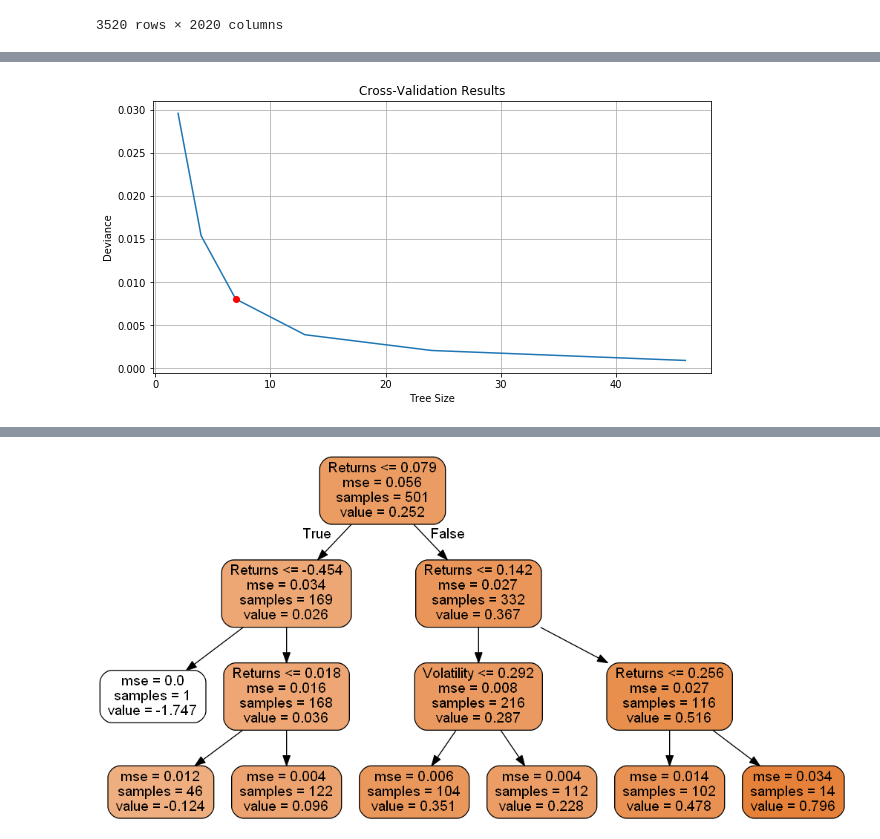
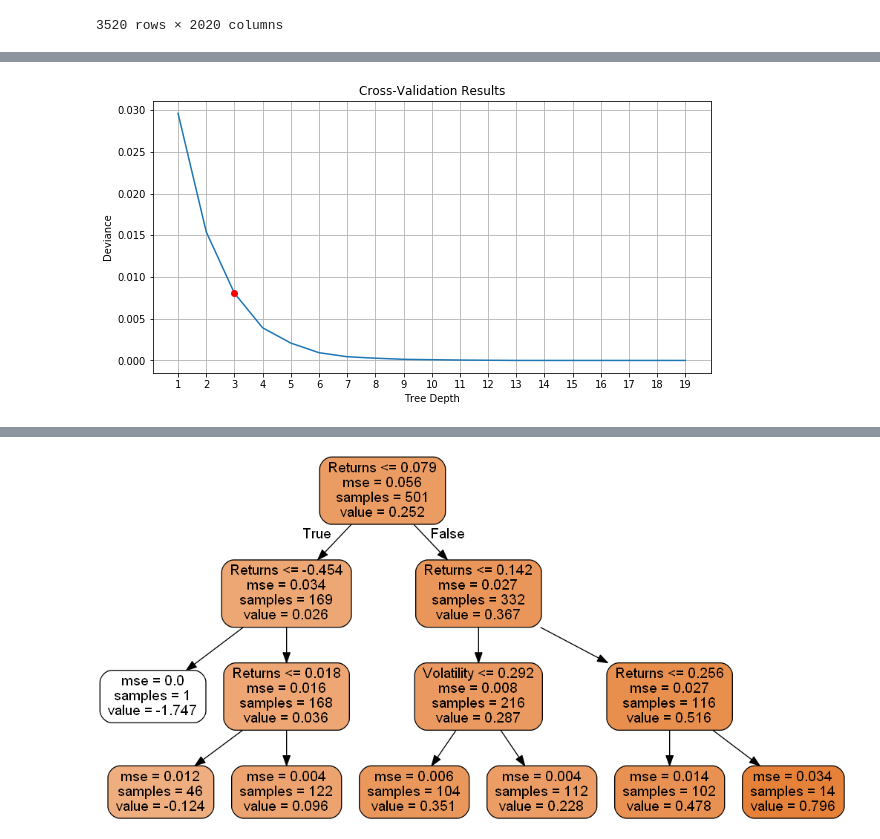
Before and after one commit to wch5621628/STAT3612, a Jupyter notebook: Tree.ipynb, the cells around one changed output, grey strips where cells are left out. Saved outputs shown, nothing was run; the diff lists cells and outputs as text; code cells hidden in the pictures.

```diff
--- a/Tree.ipynb
+++ b/Tree.ipynb
@@ -43,6 +43,8 @@ subcol = ['Adj Open', 'Adj High', 'Adj Low']
 sp500_sorted = sp500.drop(subcol, level = 1, axis = 1)
 #drop sub colums level 1
 sp500_sorted.columns = sp500_sorted.columns.droplevel(1)
+deleted_stocks = ['BHGE', 'BHF', 'DWDP', 'DXC'] # No data before 2017, unable to predict, risky to invest
+sp500_sorted = sp500_sorted.drop(deleted_stocks, axis = 1)
 sp500_sorted
 # %% [output]
 |  | MMM | AOS | ABT | ABBV | ACN | ATVI | AYI | ADBE | AAP | AMD | ... | ... |
@@ -67,21 +105,9 @@ sp500_sorted
 # %%
-train_id = 3021 # index after 2016-12-30
-df = sp500_sorted[0:train_id]
-returns = np.log(df).diff().mean() * 252 # Log return
-returns = pd.DataFrame(returns)
-returns.columns = ['Returns']
-returns['Volatility'] = np.log(df).diff().std() * sqrt(252)
-returns.dropna(inplace = True)
-
-#format the data as a numpy array to feed into the K-Means algorithm
-X = np.asarray([np.asarray(returns['Returns']),np.asarray(returns['Volatility'])]).T
-rf = 0.024 # Risk-free rate
-y = (X[:,0] - rf) / X[:,1] # Sharpe Ratio
-
 from sklearn.tree import DecisionTreeRegressor
 from sklearn.tree import export_graphviz
+from sklearn.model_selection import cross_val_score
 
-# Number of leaf nodes
+# Leaf nodes boolean list
 def leafNodes(tree_reg):
     n_nodes = tree_reg.tree_.node_count
     children_left = tree_reg.tree_.children_left
@@ -92,53 +118,71 @@ def leafNodes(tree_reg):
     is_leaves = np.zeros(shape=n_nodes, dtype=bool)
     stack = [(0, -1)]  # seed is the root node id and its parent depth
     while len(stack) > 0:
         node_id, parent_depth = stack.pop()
         node_depth[node_id] = parent_depth + 1
 
         # If we have a test node
         if (children_left[node_id] != children_right[node_id]):
             stack.append((children_left[node_id], parent_depth + 1))
             stack.append((children_right[node_id], parent_depth + 1))
         else:
             is_leaves[node_id] = True
 
-    return len(is_leaves[is_leaves == True])
+    return is_leaves
+    #return len(is_leaves[is_leaves == True])
 
 sizes = []
+deviance = []
 scores = []
-for k in range(1, 7):
+for k in range(1, 20):
     tree_regk = DecisionTreeRegressor(max_depth=k).fit(X, y)
     sse = ((y - tree_regk.predict(X)) ** 2).sum()
-    d = leafNodes(tree_regk)
+    is_leaves = leafNodes(tree_regk)
+    d = len(is_leaves[is_leaves == True])
     dev = sse / (len(y) - d)
     sizes.append(d)
-    scores.append(dev)
+    deviance.append(dev)
+    cv = cross_val_score(estimator=tree_regk, X=X, y=y, cv=10, n_jobs=1)
+    scores.append(cv.mean())
+
+fig = plt.figure(figsize=(10, 5))
+plt.xticks(np.arange(0, 20, step=1))
+plt.plot(range(1, 20), deviance)
+plt.grid(True)
+plt.title('Cross-Validation Results')
+plt.xlabel('Tree Depth')
+plt.ylabel('Deviance')
+plt.plot(3, deviance[3 - 1], 'ro')
+plt.show()
 
 fig = plt.figure(figsize=(10, 5))
 #plt.xticks(np.arange(0, 20, step=1))
-plt.plot(sizes, scores)
+plt.plot(sizes[0:6], deviance[0:6])
 plt.grid(True)
 plt.title('Cross-Validation Results')
-plt.xlabel('Tree Size')
+plt.xlabel('Leaf Nodes')
 plt.ylabel('Deviance')
-plt.plot(sizes[2], scores[2], 'ro')
+plt.plot(sizes[3 - 1], deviance[3 - 1], 'ro')
 plt.show()
 
-tree_reg = DecisionTreeRegressor(max_depth=3).fit(X, y)
+fig = plt.figure(figsize=(10, 5))
+plt.xticks(np.arange(0, 20, step=1))
+plt.plot(range(1, 20), scores)
+plt.grid(True)
+plt.title('Cross-Validation Results')
+plt.xlabel('Tree Depth')
+plt.ylabel('Cross-validation Score')
+plt.plot(3, scores[3 - 1], 'ro')
+plt.show()
 
-export_graphviz(
-        tree_reg,
-        out_file="sp500_tree1.dot",
-        feature_names=returns.columns,
-        rounded=True,
-        filled=True
-    )
-
-!dot -Tpng sp500_tree1.dot -o sp500_tree1.png
-
-print('Depth of Tree: 3')
-print('Number of Leaf Nodes: ', leafNodes(tree_reg))
-
-# Problem: Some stocks have null price before 2017
+fig = plt.figure(figsize=(10, 5))
+#plt.xticks(np.arange(0, 20, step=1))
+plt.plot(sizes[0:6], scores[0:6])
+plt.grid(True)
+plt.title('Cross-Validation Results')
+plt.xlabel('Leaf Nodes')
+plt.ylabel('Cross-validation Score')
+plt.plot(sizes[3 - 1], scores[3 - 1], 'ro')
+plt.show()
 # %% [output]
-[figure, old version]
+[figure, new version]
```
Also changed, not shown: parts of 18 cells of this notebook.
